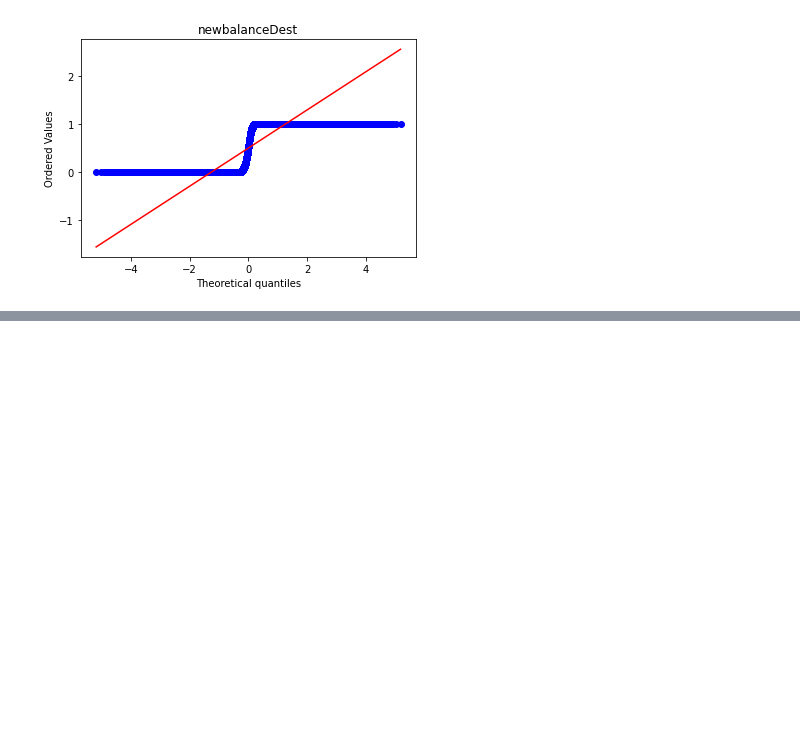
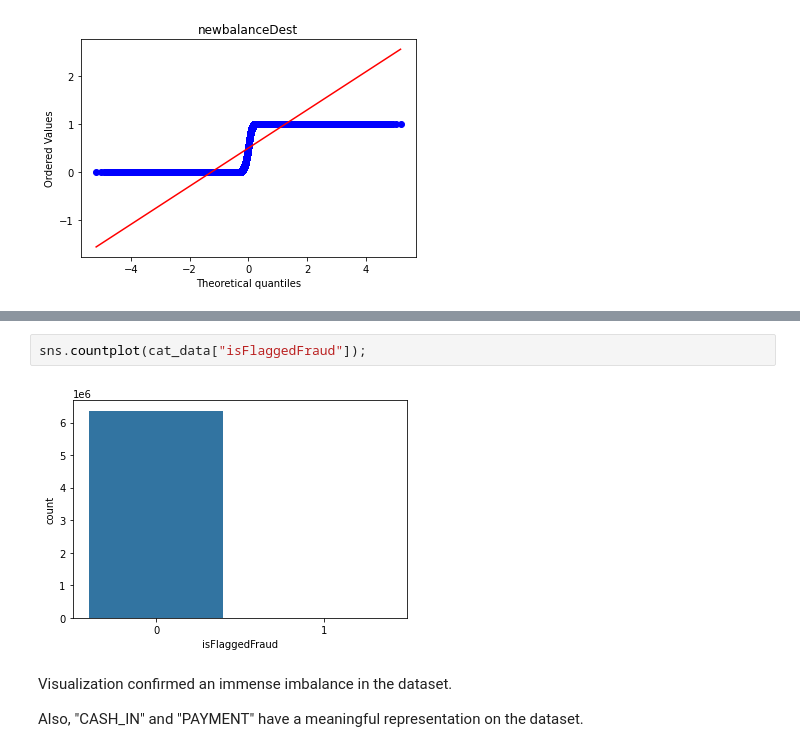
Before and after one commit to romulocrp/ml-projects, a Jupyter notebook: beg/online-payments-fraud-detection/project.ipynb, the cells around one changed output, grey strips where cells are left out. Saved outputs shown, nothing was run; the diff lists cells and outputs as text; blank space fills up the shorter version.

```diff
--- a/beg/online-payments-fraud-detection/project.ipynb
+++ b/beg/online-payments-fraud-detection/project.ipynb
@@ -371,0 +439,8 @@ for column in columns:
+# %%
+sns.countplot(cat_data["isFlaggedFraud"]);
+# %% [output]
+[figure, added]
+# %% [markdown]
+Visualization confirmed an immense imbalance in the dataset.
+
+Also, "CASH_IN" and "PAYMENT" have a meaningful representation on the dataset.
```
Also changed, not shown: parts of 20 cells of this notebook.
